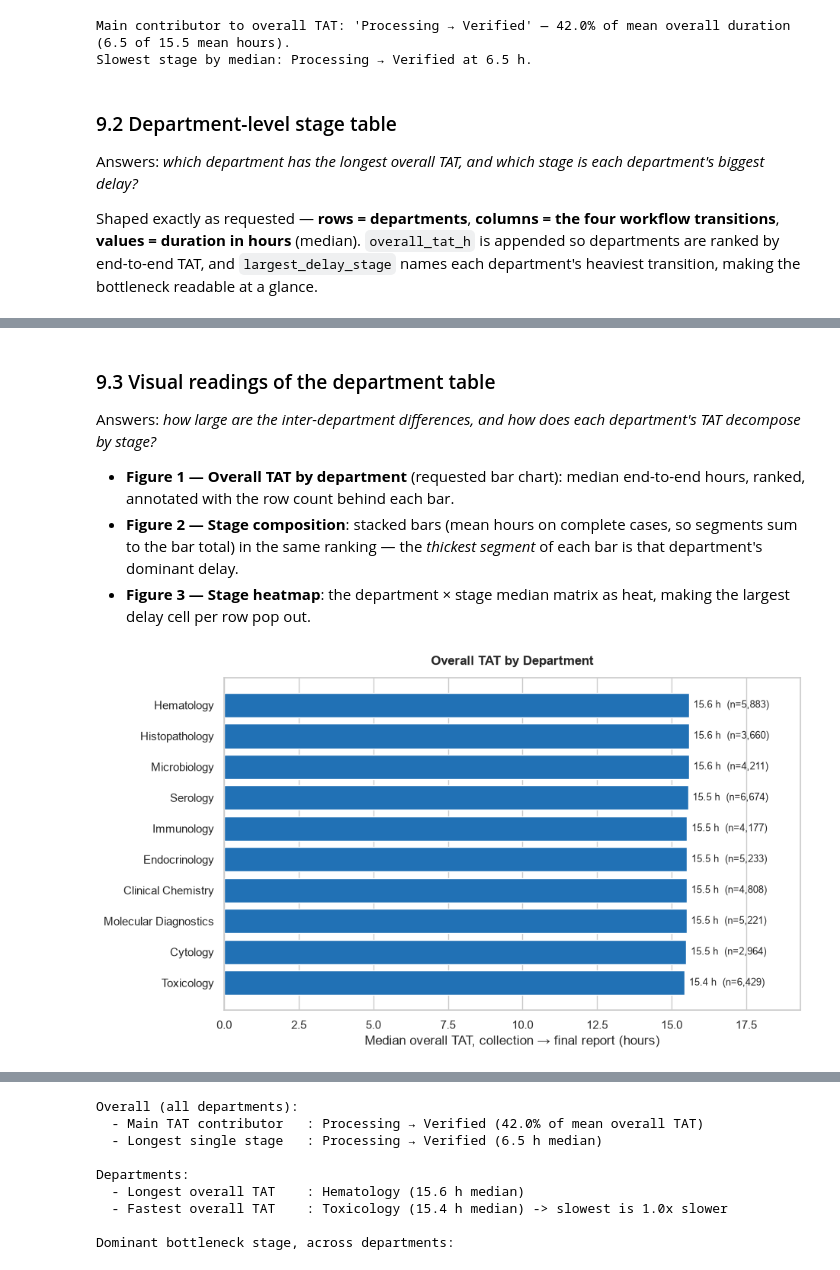
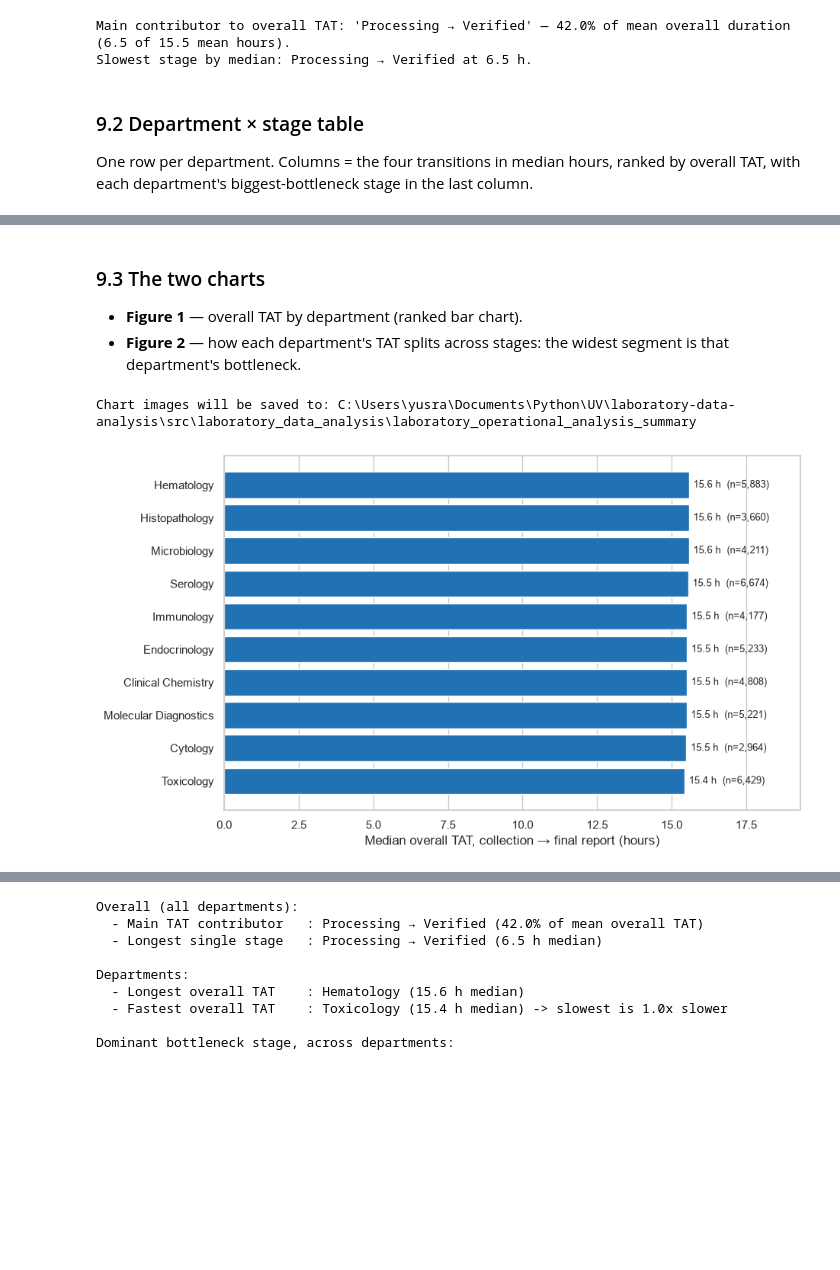
Before and after one commit to y-imran/Laboratory-Data-Analysis, a Jupyter notebook: src/laboratory_data_analysis/notebook/operational-analysis.ipynb, the cells around one changed output, grey strips where cells are left out. Cells and saved outputs as stored; diff of their text form; code cells hidden in the pictures; blank space fills up the shorter version.

Commit message:
operational analysis pdf file added

```diff
--- a/src/laboratory_data_analysis/notebook/operational-analysis.ipynb
+++ b/src/laboratory_data_analysis/notebook/operational-analysis.ipynb
@@ -570,14 +509,10 @@ print(f"Slowest stage by median: {overall_stage_summary['median_h'].idxmax()} "
 Main contributor to overall TAT: 'Processing → Verified' — 42.0% of mean overall duration (6.5 of 15.5 mean hours).
 Slowest stage by median: Processing → Verified at 6.5 h.
 # %% [markdown]
-### 9.2 Department-level stage table
+### 9.2 Department × stage table
 
-Answers: *which department has the longest overall TAT, and which stage is each department's biggest delay?*
-
-Shaped exactly as requested — **rows = departments**, **columns = the four workflow
-transitions**, **values = duration in hours** (median). `overall_tat_h` is appended so
-departments are ranked by end-to-end TAT, and `largest_delay_stage` names each department's
-heaviest transition, making the bottleneck readable at a glance.
+One row per department. Columns = the four transitions in median hours, ranked by overall
+TAT, with each department's biggest-bottleneck stage in the last column.
 # %%
 def build_department_stage_table(df: pd.DataFrame) -> pd.DataFrame:
     """Department x stage matrix of median durations (hours), ranked by overall TAT.
@@ -621,44 +556,50 @@ display(dept_stage_table)
 | Cytology | 2964 | 15.49 | 4.47 | 2.26 | 6.54 | ... |
 | Toxicology | 6429 | 15.43 | 4.50 | 2.26 | 6.55 | ... |
 # %% [markdown]
-### 9.3 Visual readings of the department table
+### 9.3 The two charts
 
-Answers: *how large are the inter-department differences, and how does each department's TAT decompose by stage?*
-
-- **Figure 1 — Overall TAT by department** (requested bar chart): median end-to-end hours,
-  ranked, annotated with the row count behind each bar.
-- **Figure 2 — Stage composition**: stacked bars (mean hours on complete cases, so segments
-  sum to the bar total) in the same ranking — the *thickest segment* of each bar is that
-  department's dominant delay.
-- **Figure 3 — Stage heatmap**: the department × stage median matrix as heat, making the
-  largest delay cell per row pop out.
+- **Figure 1** — overall TAT by department (ranked bar chart).
+- **Figure 2** — how each department's TAT splits across stages: the widest segment is that
+  department's bottleneck.
 # %%
 import matplotlib.pyplot as plt
 import seaborn as sns
 
 STAGE_COLORS = ["#bdd7e7", "#6baed6", "#3182bd", "#08519c"]  # light -> dark, Collection -> Reported
 sns.set_theme(style="whitegrid", context="notebook")
+
+
+def save_chart(filename: str, fig) -> None:
+    """Save a chart as a 300-dpi PNG in the report chart folder, then display/close it."""
+    fig.tight_layout()
+    fig.savefig(f"../laboratory_operational_analysis_summary/{filename}.png", dpi=300, bbox_inches="tight")
+    plt.show()
+    plt.close(fig)
+
+
+(PROJECT_DIR / "laboratory_operational_analysis_summary").mkdir(exist_ok=True)
+print(f"Chart images will be saved to: {PROJECT_DIR / 'laboratory_operational_analysis_summary'}")
+# %% [output]
+Chart images will be saved to: C:\Users\yusra\Documents\Python\UV\laboratory-data-analysis\src\laboratory_data_analysis\laboratory_operational_analysis_summary
 # %%
 # Figure 1 - Overall TAT by department (requested bar chart)
 ranked = dept_stage_table  # already ranked by overall_tat_h (desc)
 
 fig, ax = plt.subplots(figsize=(9.5, 5.5))
 bars = ax.barh(ranked.index, ranked["overall_tat_h"], color="#2171b5", edgecolor="white")
 ax.invert_yaxis()  # slowest department on top
 ax.set_xlabel("Median overall TAT, collection → final report (hours)")
-ax.set_title("Overall TAT by Department", fontweight="bold", pad=12)
 
 for bar, dept in zip(bars, ranked.index):
     n = int(ranked.at[dept, "n_samples"])
     ax.text(bar.get_width() + 0.15, bar.get_y() + bar.get_height() / 2,
             f"{bar.get_width():.1f} h  (n={n:,})", va="center", fontsize=9)
 
 ax.set_xlim(0, ranked["overall_tat_h"].max() * 1.24)
 ax.grid(axis="y", visible=False)
-fig.tight_layout()
-plt.show()
+save_chart("overall_tat_by_department", fig)
 # %% [output]
-[figure, old version]
+[figure, new version]
 # %%
 # Figure 2 - Stage composition by department (stacked bars, complete cases)
 layer_means = (
```
Also changed, not shown: parts of 44 cells of this notebook, 8 other files.
